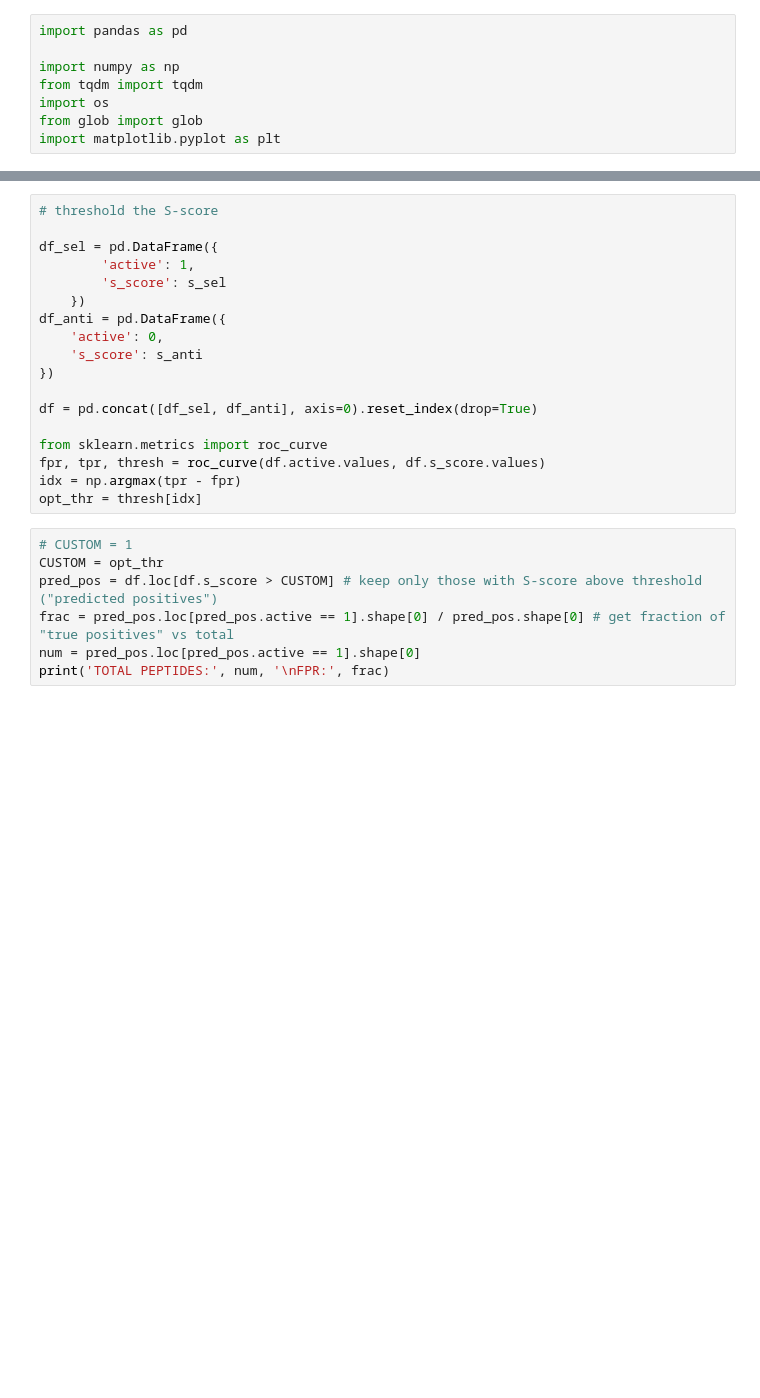
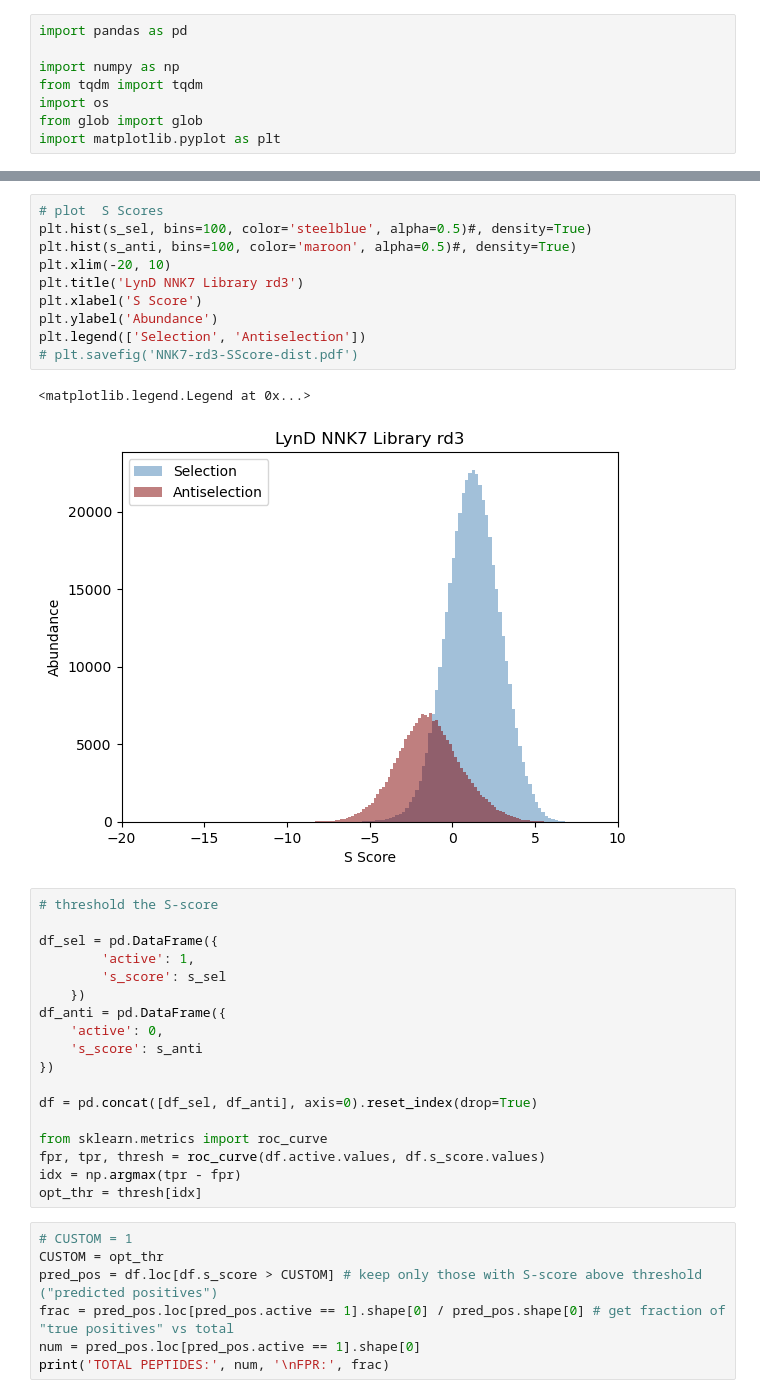
Before and after one commit to Kuhlman-Lab/LynD-substrate-modeling, a Jupyter notebook: src/eda/eda.ipynb, the cells around one changed output, grey strips where cells are left out. Saved outputs shown, nothing was run; the diff lists cells and outputs as text; blank space fills up the shorter version.

```diff
--- a/src/eda/eda.ipynb
+++ b/src/eda/eda.ipynb
@@ -301,3 +227,16 @@ plt.savefig('NNK7-Sscore-dist-rd3.png', dpi=1200)
+# %%
+# plot  S Scores
+plt.hist(s_sel, bins=100, color='steelblue', alpha=0.5)#, density=True)
+plt.hist(s_anti, bins=100, color='maroon', alpha=0.5)#, density=True)
+plt.xlim(-20, 10)
+plt.title('LynD NNK7 Library rd3')
+plt.xlabel('S Score')
+plt.ylabel('Abundance')
+plt.legend(['Selection', 'Antiselection'])
+# plt.savefig('NNK7-rd3-SScore-dist.pdf')
+# %% [output]
+<matplotlib.legend.Legend at 0x...>
+[figure, added]
 # %%
 # threshold the S-score
 
```
Also changed, not shown: parts of 18 cells of this notebook, 17 other files.
